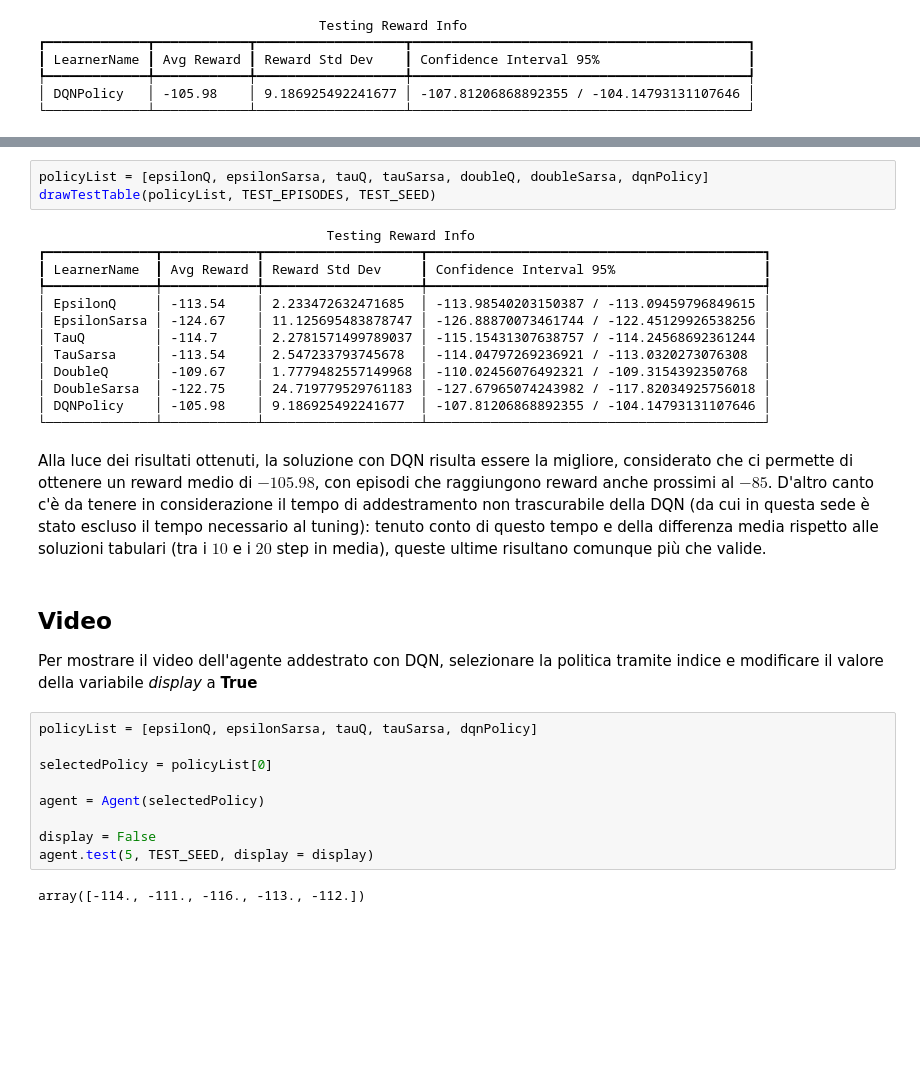
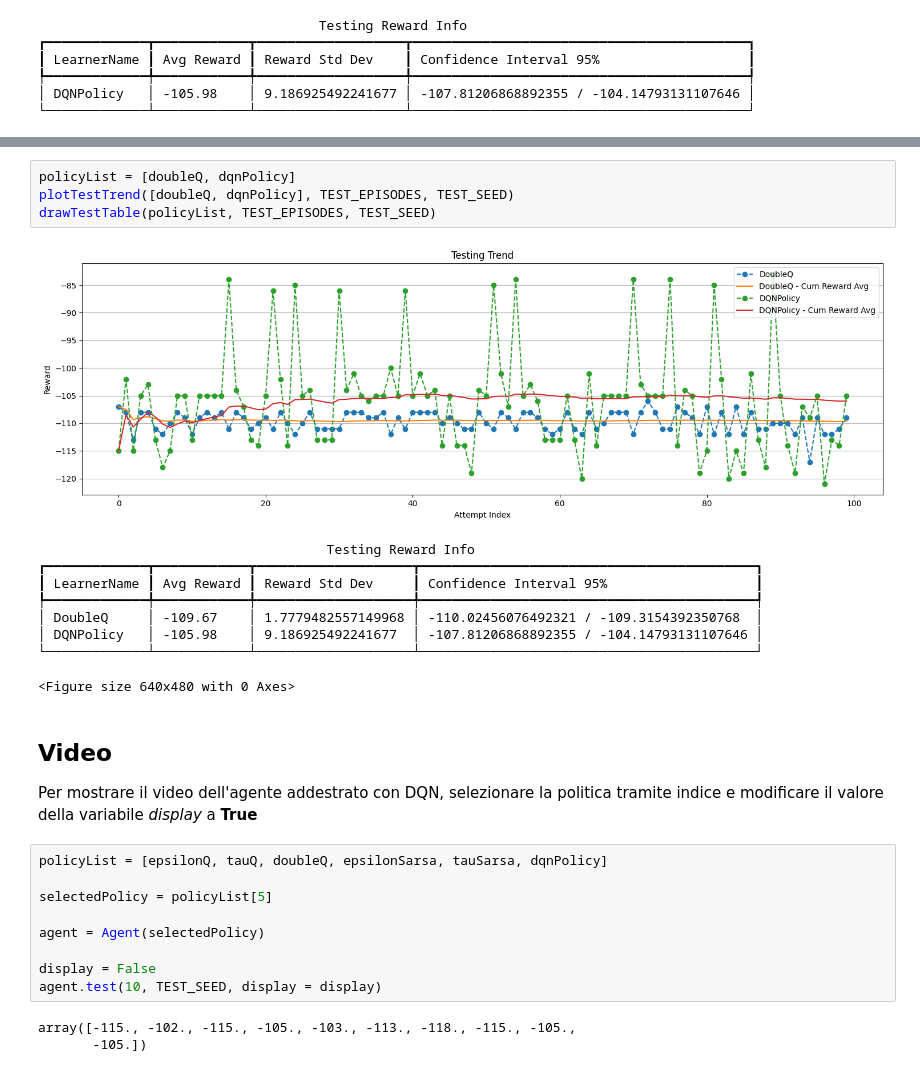
Before and after one commit to SimoneNicosanti/ML_Project, a Jupyter notebook: Project.ipynb, the cells around one changed output, grey strips where cells are left out. Drawn from its saved outputs; the diff is of its cells as text; blank space fills up the shorter version.

```diff
--- a/Project.ipynb
+++ b/Project.ipynb
@@ -1410,32 +1172,29 @@ Riportiamo di seguito una tabella riassuntiva dei risultati ottenuti con le dive
 # %%
-policyList = [epsilonQ, epsilonSarsa, tauQ, tauSarsa, doubleQ, doubleSarsa, dqnPolicy]
+policyList = [doubleQ, dqnPolicy]
+plotTestTrend([doubleQ, dqnPolicy], TEST_EPISODES, TEST_SEED)
 drawTestTable(policyList, TEST_EPISODES, TEST_SEED)
 # %% [output]
+[figure, added]
                                      Testing Reward Info
-┏━━━━━━━━━━━━━━┳━━━━━━━━━━━━┳━━━━━━━━━━━━━━━━━━━━┳━━━━━━━━━━━━━━━━━━━━━━━━━━━━━━━━━━━━━━━━━━━┓
-┃ LearnerName  ┃ Avg Reward ┃ Reward Std Dev     ┃ Confidence Interval 95%                   ┃
-┡━━━━━━━━━━━━━━╇━━━━━━━━━━━━╇━━━━━━━━━━━━━━━━━━━━╇━━━━━━━━━━━━━━━━━━━━━━━━━━━━━━━━━━━━━━━━━━━┩
-│ EpsilonQ     │ -113.54    │ 2.233472632471685  │ -113.98540203150387 / -113.09459796849615 │
-│ EpsilonSarsa │ -124.67    │ 11.125695483878747 │ -126.88870073461744 / -122.45129926538256 │
-│ TauQ         │ -114.7     │ 2.2781571499789037 │ -115.15431307638757 / -114.24568692361244 │
-│ TauSarsa     │ -113.54    │ 2.547233793745678  │ -114.04797269236921 / -113.0320273076308  │
-│ DoubleQ      │ -109.67    │ 1.7779482557149968 │ -110.02456076492321 / -109.3154392350768  │
-│ DoubleSarsa  │ -122.75    │ 24.719779529761183 │ -127.67965074243982 / -117.82034925756018 │
-│ DQNPolicy    │ -105.98    │ 9.186925492241677  │ -107.81206868892355 / -104.14793131107646 │
-└──────────────┴────────────┴────────────────────┴───────────────────────────────────────────┘
+┏━━━━━━━━━━━━━┳━━━━━━━━━━━━┳━━━━━━━━━━━━━━━━━━━━┳━━━━━━━━━━━━━━━━━━━━━━━━━━━━━━━━━━━━━━━━━━━┓
+┃ LearnerName ┃ Avg Reward ┃ Reward Std Dev     ┃ Confidence Interval 95%                   ┃
+┡━━━━━━━━━━━━━╇━━━━━━━━━━━━╇━━━━━━━━━━━━━━━━━━━━╇━━━━━━━━━━━━━━━━━━━━━━━━━━━━━━━━━━━━━━━━━━━┩
+│ DoubleQ     │ -109.67    │ 1.7779482557149968 │ -110.02456076492321 / -109.3154392350768  │
+│ DQNPolicy   │ -105.98    │ 9.186925492241677  │ -107.81206868892355 / -104.14793131107646 │
+└─────────────┴────────────┴────────────────────┴───────────────────────────────────────────┘
+<Figure size 640x480 with 0 Axes>
-# %% [markdown]
-Alla luce dei risultati ottenuti, la soluzione con DQN risulta essere la migliore, considerato che ci permette di ottenere un reward medio di $-105.98$, con episodi che raggiungono reward anche prossimi al $-85$. D'altro canto c'è da tenere in considerazione il tempo di addestramento non trascurabile della DQN (da cui in questa sede è stato escluso il tempo necessario al tuning): tenuto conto di questo tempo e della differenza media rispetto alle soluzioni tabulari (tra i $10$ e i $20$ step in media), queste ultime risultano comunque più che valide.
 # %% [markdown]
 ## Video
 Per mostrare il video dell'agente addestrato con DQN, selezionare la politica tramite indice e modificare il valore della variabile *display* a **True**
 # %%
-policyList = [epsilonQ, epsilonSarsa, tauQ, tauSarsa, dqnPolicy]
+policyList = [epsilonQ, tauQ, doubleQ, epsilonSarsa, tauSarsa, dqnPolicy]
 
-selectedPolicy = policyList[0]
+selectedPolicy = policyList[5]
 
 agent = Agent(selectedPolicy)
 
 display = False
-agent.test(5, TEST_SEED, display = display)
+agent.test(10, TEST_SEED, display = display)
 # %% [output]
-array([-114., -111., -116., -113., -112.])
+array([-115., -102., -115., -105., -103., -113., -118., -115., -105.,
+       -105.])
```
Also changed, not shown: parts of 35 cells of this notebook, 4 other files.
